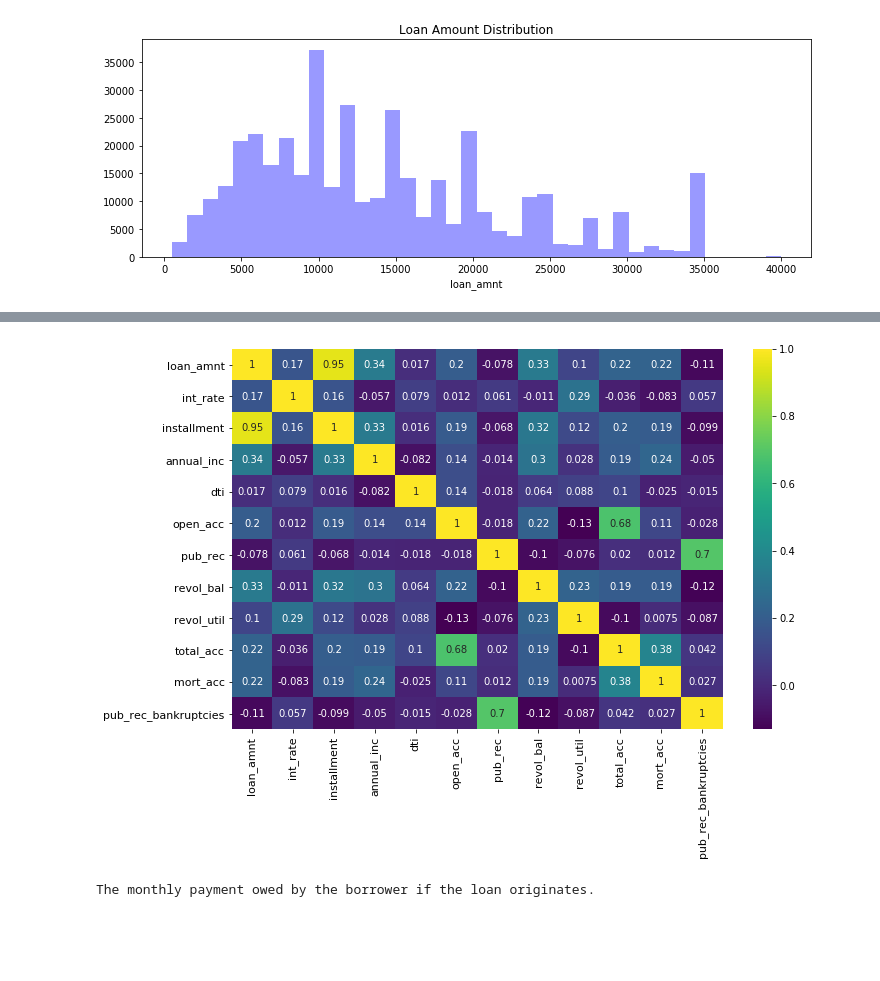
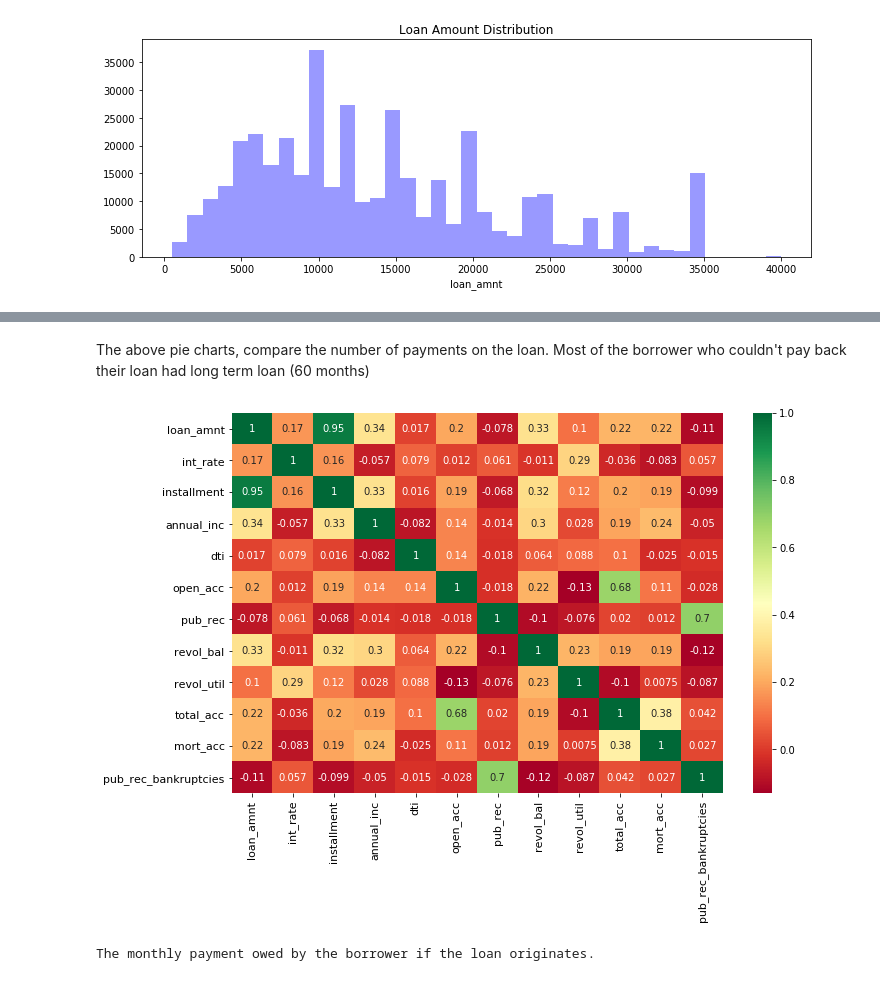
Before and after one commit to yasamanensafi/Loan_investment_prediction, a Jupyter notebook: Loan_investment_prediction.ipynb, the cells around one changed output, grey strips where cells are left out. Drawn from its saved outputs; the diff is of its cells as text; code cells hidden in the pictures; blank space fills up the shorter version.

```diff
--- a/Loan_investment_prediction.ipynb
+++ b/Loan_investment_prediction.ipynb
@@ -24,3 +35,3 @@ def feat_info(col_name):
     print(data_info.loc[col_name]['Description'])
 # %%
-df = pd.read_csv('lending_club_loan_two.csv')
+df = pd.read_csv('lending_club.csv')
@@ -49,5 +79,5 @@ memory usage: 81.6+ MB
 # %%
-rcParams['figure.figsize'] = 7, 5
+rcParams['figure.figsize'] = 8, 5
 # %%
 sns.countplot(x=df['loan_status'],palette='hls')
 plt.title('Loan Status of Borrowers')
@@ -109,13 +123,16 @@ df.corr().transpose()
+# %% [markdown]
+The above pie charts, compare the number of payments on the loan. Most of the borrower who couldn't pay back their loan had long term loan (60 months)
 # %%
-#Finding the most correlate features using a heatmap
+#Explore correlation between the continuous variables using a heatmap
+
 plt.figure(figsize=(11, 7))
-ax =sns.heatmap(df.corr(),cmap='viridis',annot=True)
+ax =sns.heatmap(df.corr(),cmap='RdYlGn',annot=True)
 bottom, top = ax.get_ylim()
 #Strech out the heatmap
 ax.set_ylim(bottom + 0.5, top - 0.5)
 plt.xticks(fontsize=11)
 plt.yticks(fontsize=11)
 plt.show()
 # %% [output]
-[figure, old version]
+[figure, new version]
 # %%
```
Also changed, not shown: parts of 89 cells of this notebook, 1 other file.
